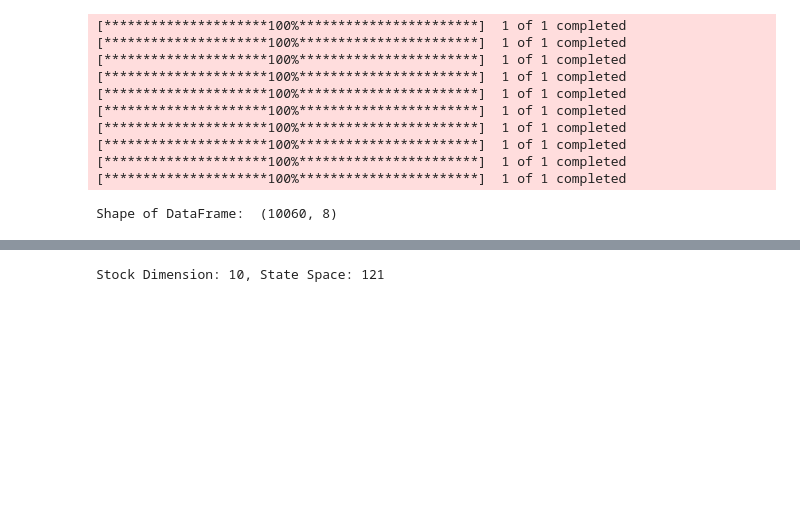
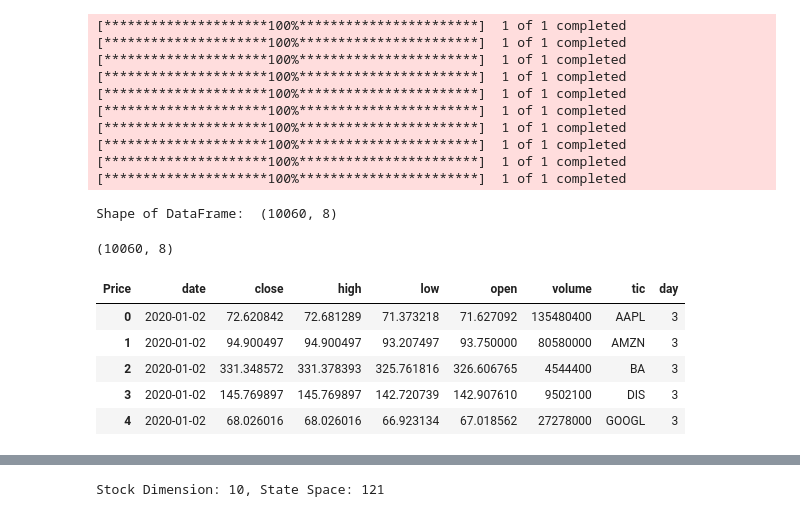
Before and after one commit to hab5510/finrl_feat, a Jupyter notebook: FinRL_without_SentimentAnalysis.ipynb, the cells around one changed output, grey strips where cells are left out. Cells and saved outputs as stored; diff of their text form; code cells hidden in the pictures; blank space fills up the shorter version.

```diff
--- a/FinRL_without_SentimentAnalysis.ipynb
+++ b/FinRL_without_SentimentAnalysis.ipynb
@@ -123,3 +164,16 @@ YF deprecation warning: set proxy via new config function: yf.set_config(proxy=p
 [*********************100%***********************]  1 of 1 completed
 [*********************100%***********************]  1 of 1 completed
 Shape of DataFrame:  (10060, 8)
+# %%
+df.shape
+# %% [output]
+(10060, 8)
+# %%
+df.sort_values(['date','tic'],ignore_index=True).head()
+# %% [output]
+| Price | date | close | high | low | open | volume | tic | day |
+| 0 | 2020-01-02 | 72.620842 | 72.681289 | 71.373218 | 71.627092 | 135480400 | AAPL | 3 |
+| 1 | 2020-01-02 | 94.900497 | 94.900497 | 93.207497 | 93.750000 | 80580000 | AMZN | 3 |
+| 2 | 2020-01-02 | 331.348572 | 331.378393 | 325.761816 | 326.606765 | 4544400 | BA | 3 |
+| 3 | 2020-01-02 | 145.769897 | 145.769897 | 142.720739 | 142.907610 | 9502100 | DIS | 3 |
+| 4 | 2020-01-02 | 68.026016 | 68.026016 | 66.923134 | 67.018562 | 27278000 | GOOGL | 3 |
```
Also changed, not shown: parts of 34 cells of this notebook.
